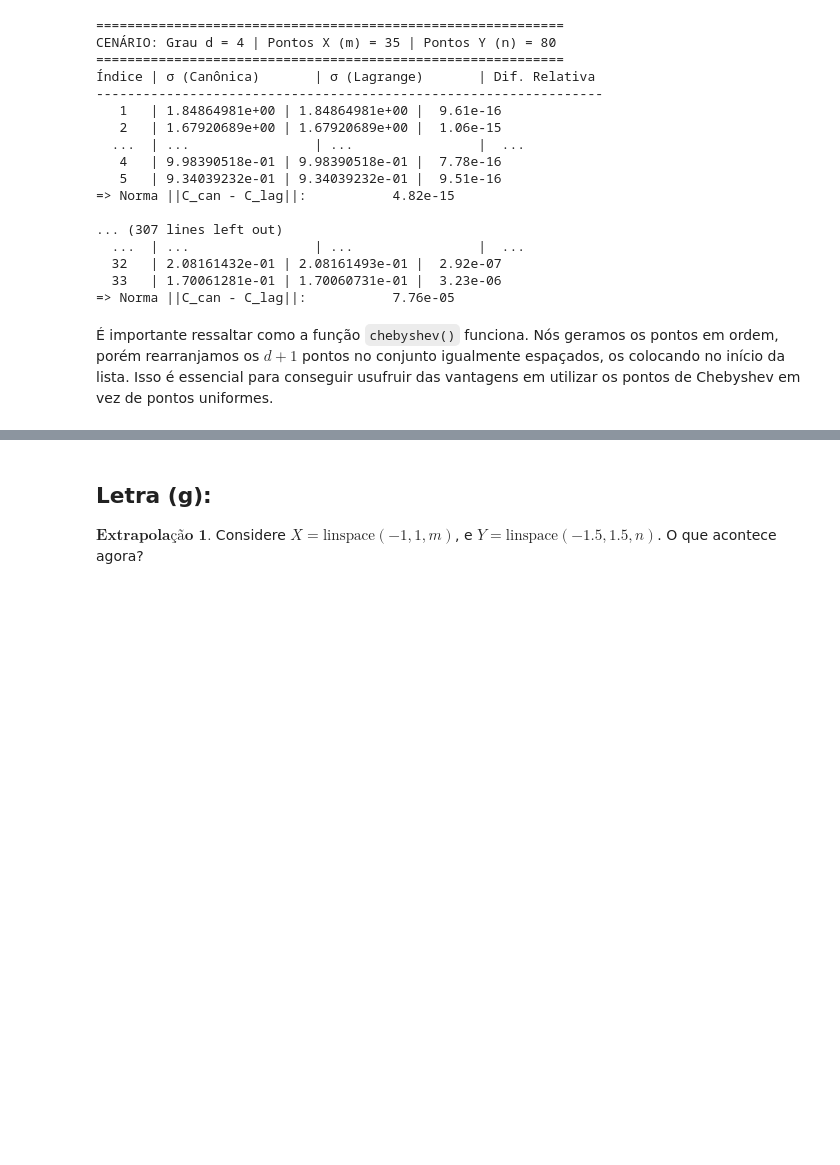
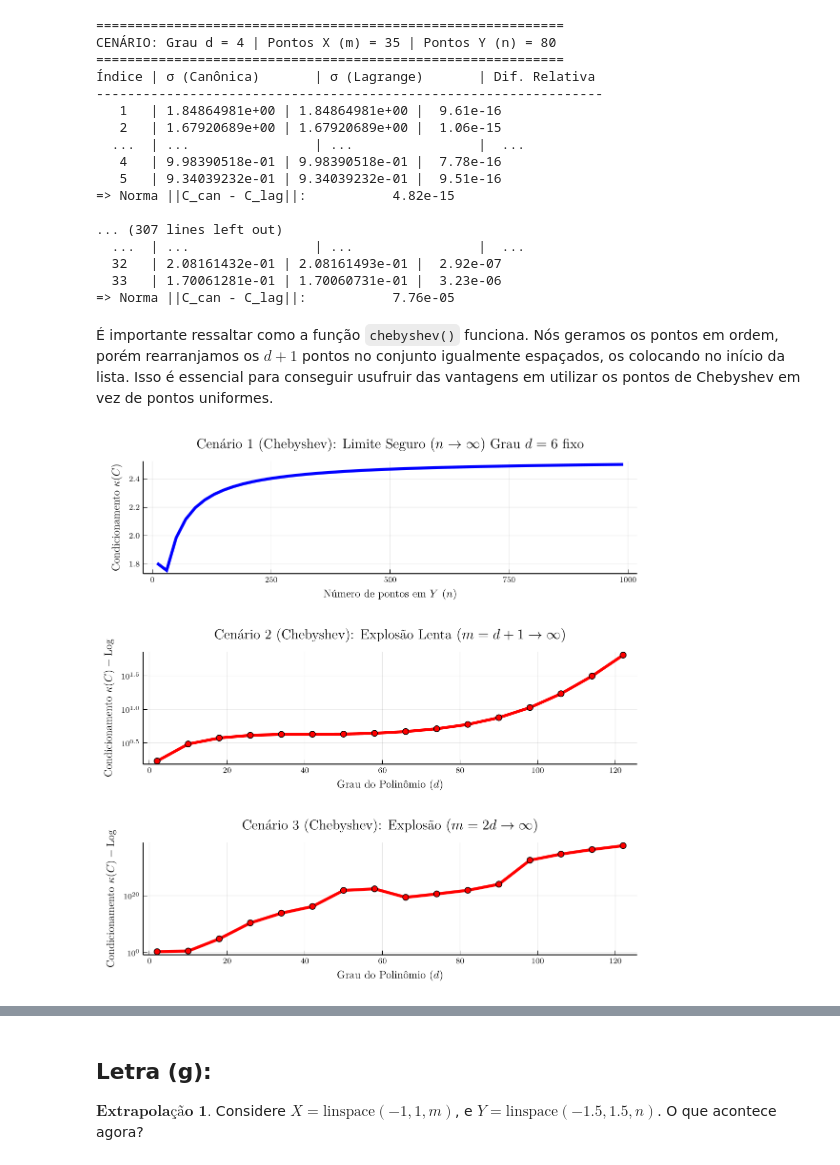
Before and after one commit to PedroDuailibe/Projeto3-ALN, a Jupyter notebook: Projeto3.ipynb, the cells around one changed output, grey strips where cells are left out. Cells and saved outputs as stored; diff of their text form; code cells hidden in the pictures; blank space fills up the shorter version.

```diff
--- a/Projeto3.ipynb
+++ b/Projeto3.ipynb
@@ -711,3 +711,101 @@ CENÁRIO: Grau d = 4 | Pontos X (m) = 35 | Pontos Y (n) = 80
 => Norma ||C_can - C_lag||:           7.76e-05
 # %% [markdown]
 É importante ressaltar como a função `chebyshev()` funciona. Nós geramos os pontos em ordem, porém rearranjamos os $d+1$ pontos no conjunto igualmente espaçados, os colocando no início da lista. Isso é essencial para conseguir usufruir das vantagens em utilizar os pontos de Chebyshev em vez de pontos uniformes.
+# %%
+function visualizar_limites_chebyshev()
+    d_fixo = 6
+
+    m_fixo = d_fixo + 1
+
+    X_fixo = chebyshev(m_fixo, d_fixo)
+    X_base_fixo = X_fixo[1:d_fixo+1]
+
+    A_X_fixo = matrix_lagrange(X_fixo, d_fixo)
+    inv_A_X = pinv(A_X_fixo)
+
+    n_vals = 10:20:1000
+    cond_n = Float64[]
+
+    for n in n_vals
+        Y = range(-1.0, 1.0, length=n)
+        A_Y = matrix_lagrange_cruzada(Y, X_base_fixo, d_fixo)
+
+        C = A_Y * inv_A_X
+
+        sv_C = svdvals(C)
+        cond_efetivo = sv_C[1] / sv_C[d_fixo + 1]
+        push!(cond_n, cond_efetivo)
+    end
+
+p1 = plot(n_vals, cond_n,
+          title  = latexstring("Cenário 1 (Chebyshev): Limite Seguro ", L"(n\to\infty)", "\nGrau ", L"d=6", " fixo"),
+          xlabel = latexstring("Número de pontos em  ", L"Y\,\,(n)"),
+          ylabel = latexstring("Condicionamento ", L"\kappa(C)"),
+          lw=3,
+          color=:blue,
+          legend=false,
+          grid=true,
+          margin=6Plots.mm)
+
+    # d \to \infty e n \to \infty
+    d_vals = 2:8:128
+    cond_d_1 = Float64[]
+    cond_d_2 = Float64[]
+
+    n_grande = 1000
+    Y_grande = range(-1.0, 1.0, length=n_grande)
+
+    for d in d_vals
+        m = d+1
+        X = chebyshev(m, d)
+        X_base = X[1:d+1]
+
+        A_X = matrix_lagrange(X, d)
+        A_Y = matrix_lagrange_cruzada(Y_grande, X_base, d)
+
+        C = A_Y * pinv(A_X)
+
+        sv_C = svdvals(C)
+        cond_efetivo = sv_C[1] / sv_C[d + 1]
+        push!(cond_d_1, cond_efetivo)
+    end
+
+    p2 = plot(d_vals, cond_d_1,
+              title=L"\text{Cenário 2 (Chebyshev): Explosão Lenta }(m = d +1\to \infty)",
+              xlabel=L"\text{Grau do Polinômio }(d)",
+              ylabel=L"\text{Condicionamento }\kappa(C) - \text{Log}",
+              yscale=:log10,
+              lw=3, color=:red, marker=:circle, legend=false,
+              grid=true, margin=6Plots.mm)
+
+    for d in d_vals
+        m = 2d
+        X = range(-1.0, 1.0, length=m)
+        X_base = X[1:d+1]
+
+        A_X = matrix_lagrange(X, d)
+        A_Y = matrix_lagrange_cruzada(Y_grande, X_base, d)
+
+        C = A_Y * pinv(A_X)
+
+        sv_C = svdvals(C)
+        cond_efetivo = sv_C[1] / sv_C[d + 1]
+        push!(cond_d_2, cond_efetivo)
+    end
+    p3 = plot(d_vals, cond_d_2,
+              title=L"\text{Cenário 3 (Chebyshev): Explosão }(m = 2d \to \infty)",
+              xlabel=L"\text{Grau do Polinômio }(d)",
+              ylabel=L"\text{Condicionamento }\kappa(C) - \text{Log}",
+              yscale=:log10,
+              lw=3, color=:red, marker=:circle, legend=false,
+              grid=true, margin=6Plots.mm)
+
+    grafico_final = plot(p1, p2, p3, layout=(3, 1), size=(800, 800))
+
+    display(grafico_final)
+    return grafico_final
+end
+
+visualizar_limites_chebyshev();
+# %% [output]
+[figure, added]
```
Also changed, not shown: parts of 1 cell of this notebook.
